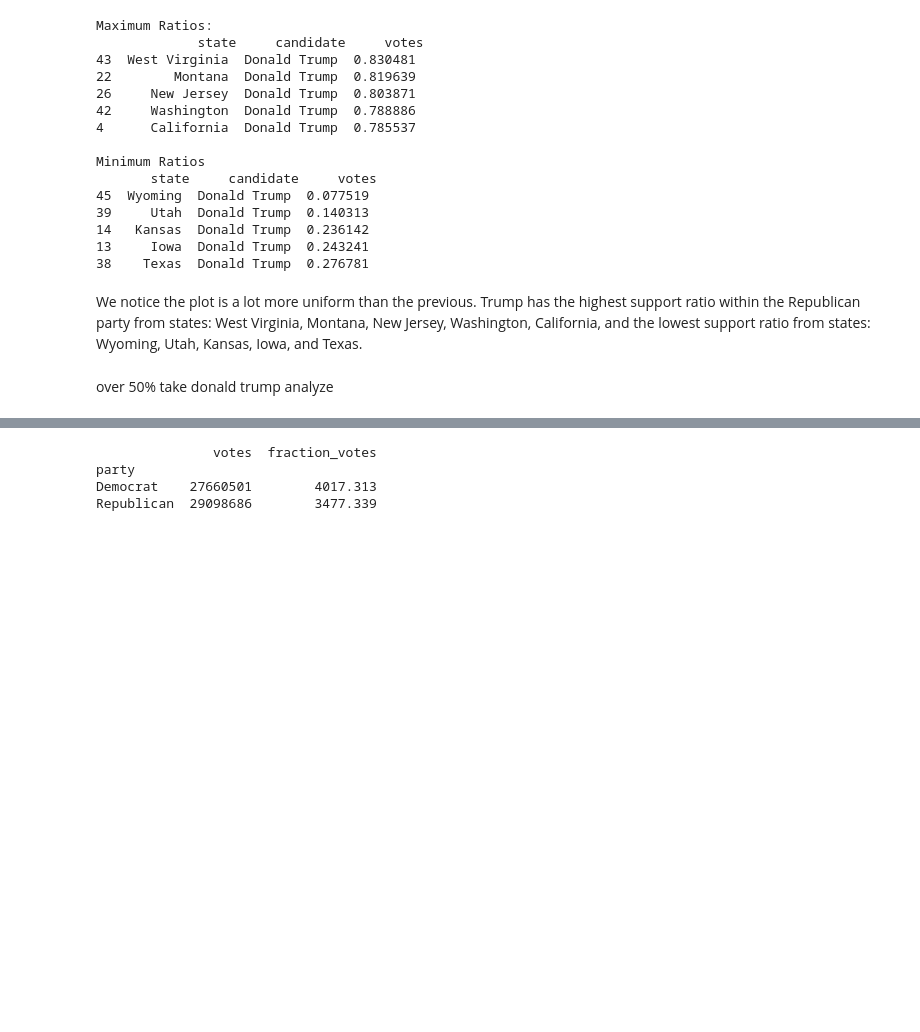
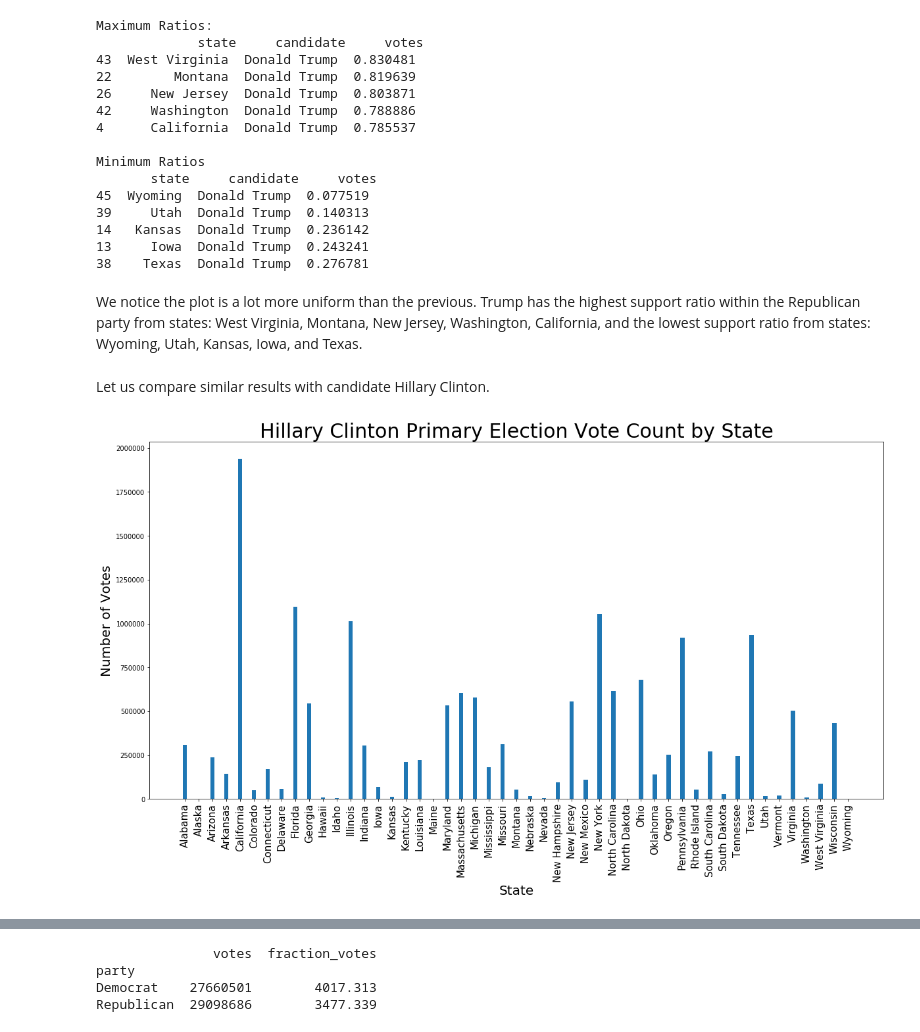
Before and after one commit to andy-thedev/USA-Elections-2016, a Jupyter notebook: primary_results_analysis.ipynb, the cells around one changed output, grey strips where cells are left out. Drawn from its saved outputs; the diff is of its cells as text; code cells hidden in the pictures; blank space fills up the shorter version.

Commit message:
Finished first draft of primary elections analysis. There is certainly room for more work, and related data needs to be collected for further assessment.

```diff
--- a/primary_results_analysis.ipynb
+++ b/primary_results_analysis.ipynb
@@ -154,5 +154,21 @@ Minimum Ratios
 # %% [markdown]
 We notice the plot is a lot more uniform than the previous.
 Trump has the highest support ratio within the Republican party from states: West Virginia, Montana, New Jersey, Washington, California, and the lowest support ratio from states: Wyoming, Utah, Kansas, Iowa, and Texas.
-# %% [markdown]
-over 50% take donald trump analyze
+# %% [markdown]
+Let us compare similar results with candidate Hillary Clinton.
+# %%
+# Isolate votes acquired by Hillary Clinton by state
+hillary_county = us_2016_primary_results.loc[us_2016_primary_results.candidate.isin(['Hillary Clinton'])]
+hillary_state = hillary_county.groupby(['state', 'candidate'])['votes'].sum()
+hillary = hillary_state.reset_index()
+
+# Plot information
+pyplot.figure(figsize=(20,10))
+pyplot.bar(hillary['state'], hillary['votes'], width=0.3)
+pyplot.xlabel('State', fontsize = 20)
+pyplot.ylabel('Number of Votes', fontsize = 20)
+pyplot.xticks(rotation = 90, fontsize = 15)
+pyplot.title('Hillary Clinton Primary Election Vote Count by State', fontsize = 30)
+pyplot.show()
+# %% [output]
+[figure, added]
```
Also changed, not shown: parts of 5 cells of this notebook.
